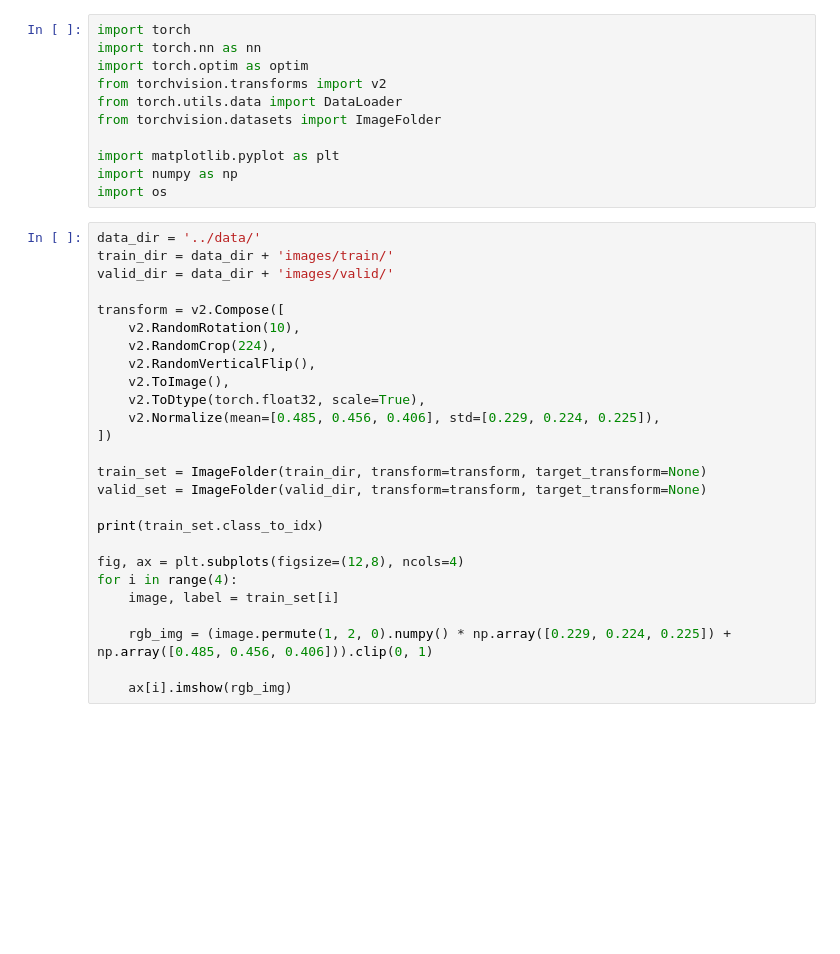
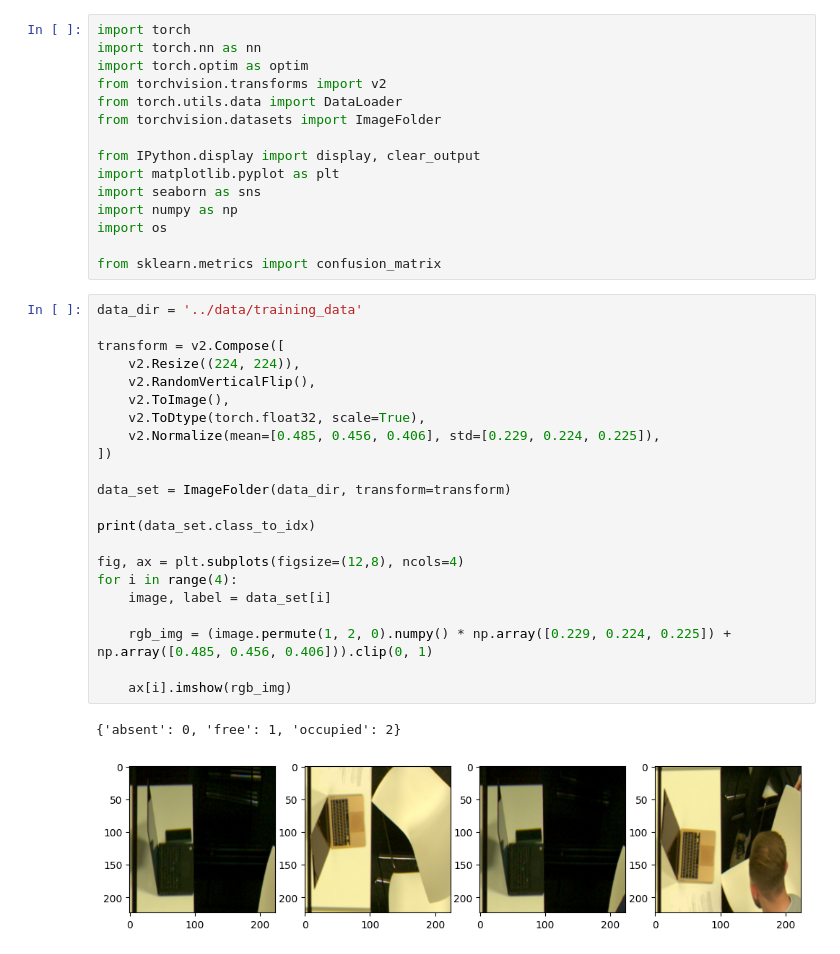
Before and after one commit to TimBerti/zeiss-hackathon-2024, a Jupyter notebook: notebooks/train.ipynb, the cells around one changed output. Saved outputs shown, nothing was run; the diff lists cells and outputs as text; blank space fills up the shorter version.

```diff
--- a/notebooks/train.ipynb
+++ b/notebooks/train.ipynb
@@ -6,32 +6,35 @@ from torchvision.transforms import v2
 from torch.utils.data import DataLoader
 from torchvision.datasets import ImageFolder
 
+from IPython.display import display, clear_output
 import matplotlib.pyplot as plt
+import seaborn as sns
 import numpy as np
 import os
+
+from sklearn.metrics import confusion_matrix
 # %%
-data_dir = '../data/'
-train_dir = data_dir + 'images/train/'
-valid_dir = data_dir + 'images/valid/'
+data_dir = '../data/training_data'
 
 transform = v2.Compose([
-    v2.RandomRotation(10),
-    v2.RandomCrop(224),
+    v2.Resize((224, 224)),
     v2.RandomVerticalFlip(),
     v2.ToImage(),
     v2.ToDtype(torch.float32, scale=True),
     v2.Normalize(mean=[0.485, 0.456, 0.406], std=[0.229, 0.224, 0.225]),
 ])
 
-train_set = ImageFolder(train_dir, transform=transform, target_transform=None)
-valid_set = ImageFolder(valid_dir, transform=transform, target_transform=None)
+data_set = ImageFolder(data_dir, transform=transform)
 
-print(train_set.class_to_idx)
+print(data_set.class_to_idx)
 
 fig, ax = plt.subplots(figsize=(12,8), ncols=4)
 for i in range(4):
-    image, label = train_set[i]
+    image, label = data_set[i]
 
     rgb_img = (image.permute(1, 2, 0).numpy() * np.array([0.229, 0.224, 0.225]) + np.array([0.485, 0.456, 0.406])).clip(0, 1)
 
     ax[i].imshow(rgb_img)
+# %% [output]
+{'absent': 0, 'free': 1, 'occupied': 2}
+[figure, added]
```
Also changed, not shown: parts of 5 cells of this notebook.
